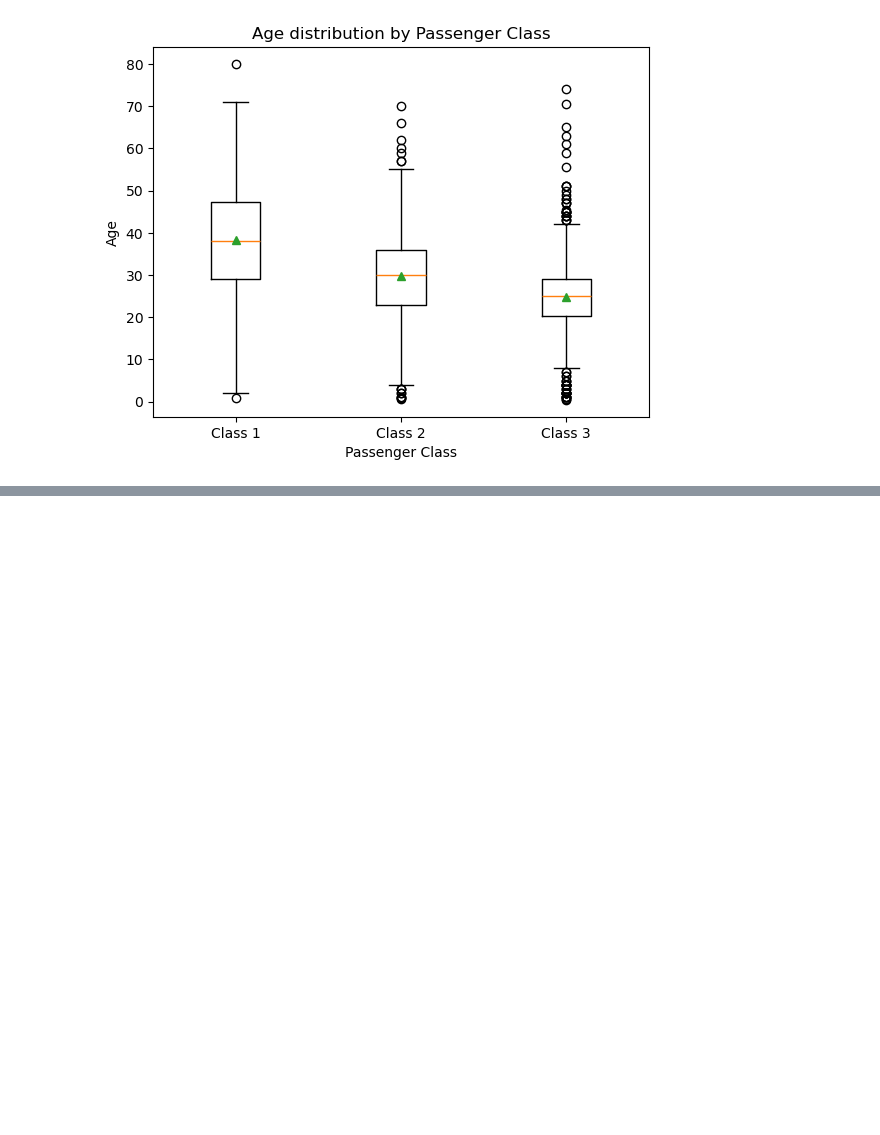
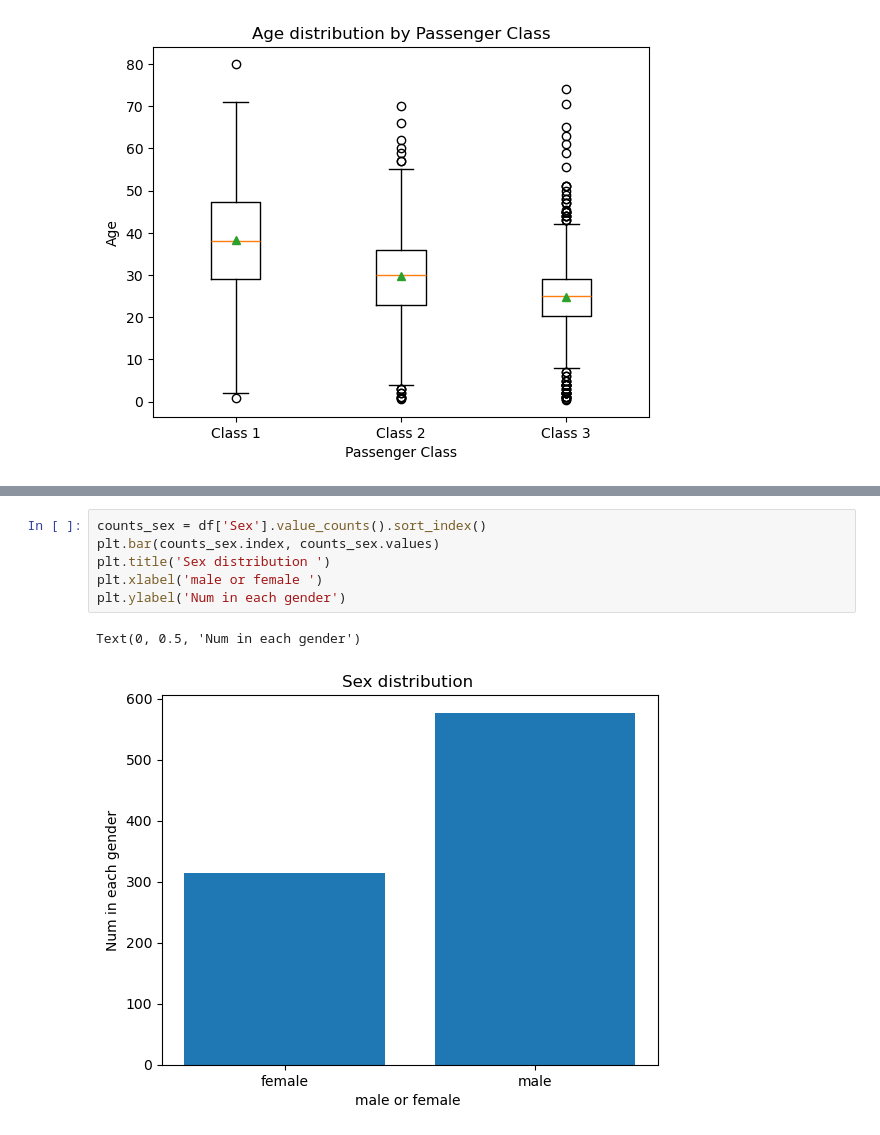
Before and after one commit to codedbyyprince/Titanic-Survival-ML-Model-Practice-, a Jupyter notebook: EDA.ipynb, the cells around one changed output, grey strips where cells are left out. Cells and saved outputs as stored; diff of their text form; blank space fills up the shorter version.

```diff
--- a/EDA.ipynb
+++ b/EDA.ipynb
@@ -135,0 +187,9 @@ plt.show()
+# %%
+counts_sex = df['Sex'].value_counts().sort_index()
+plt.bar(counts_sex.index, counts_sex.values)
+plt.title('Sex distribution ')
+plt.xlabel('male or female ')
+plt.ylabel('Num in each gender')
+# %% [output]
+Text(0, 0.5, 'Num in each gender')
+[figure, added]
```
Also changed, not shown: parts of 6 cells of this notebook.
